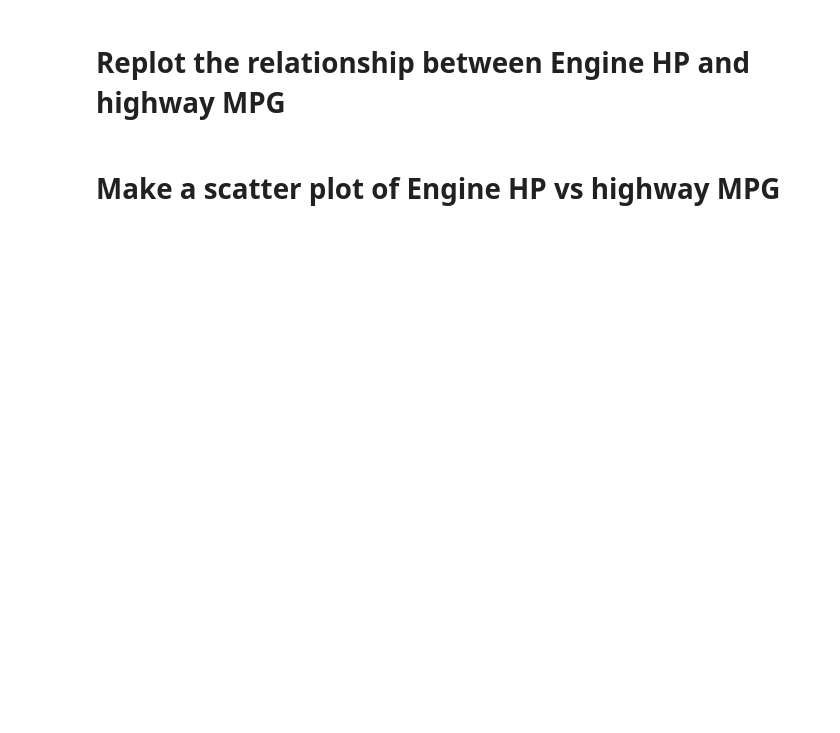
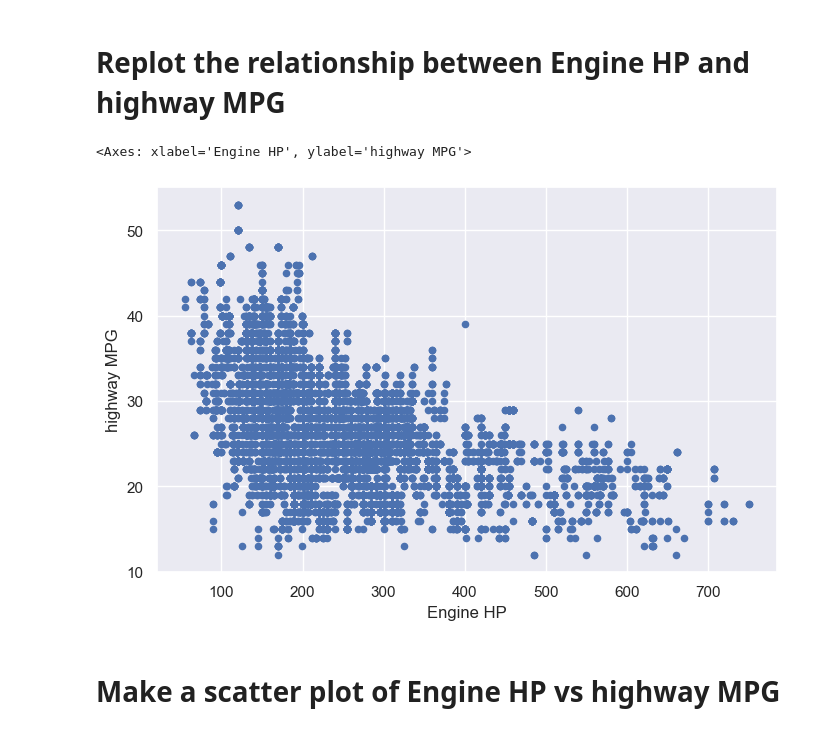
Before and after one commit to Sulaiman-Dem/2023-fall-data-science-fridays, a Jupyter notebook: Week-02-Data-Viz-EDA/SDZExercise.ipynb, the cells around one changed output. Saved outputs shown, nothing was run; the diff lists cells and outputs as text; code cells hidden in the pictures; blank space fills up the shorter version.

```diff
--- a/Week-02-Data-Viz-EDA/SDZExercise.ipynb
+++ b/Week-02-Data-Viz-EDA/SDZExercise.ipynb
@@ -200,10 +246,19 @@ Make a new column that is called `adjusted_price`, that contains all prices, how
 # %%
 ### IF WE DIDN'T GET TO REMOVING OUTLIERS IN CLASS, THEN YOU CAN SKIP THIS SECTION
 # Remove any outliers from Engine HP and highway MPG
+
+condition_remove_outlier_Engine_HP = df['Engine HP'] < 800
+condition_remove_outlier_highway_MPG = df['highway MPG'] < 80
 # %% [markdown]
 # Replot the relationship between Engine HP and highway MPG
 # %%
 # Re-Plot the relationship between Engine HP and highway MPG
+df = df[condition_remove_outlier_Engine_HP][condition_remove_outlier_highway_MPG]
+
+df.plot(kind='scatter', x='Engine HP', y='highway MPG',figsize=(8,5))
+# %% [output]
+<Axes: xlabel='Engine HP', ylabel='highway MPG'>
+[figure, added]
 # %% [markdown]
 # Make a scatter plot of Engine HP vs highway MPG
 # %%
```
Also changed, not shown: parts of 15 cells of this notebook.
